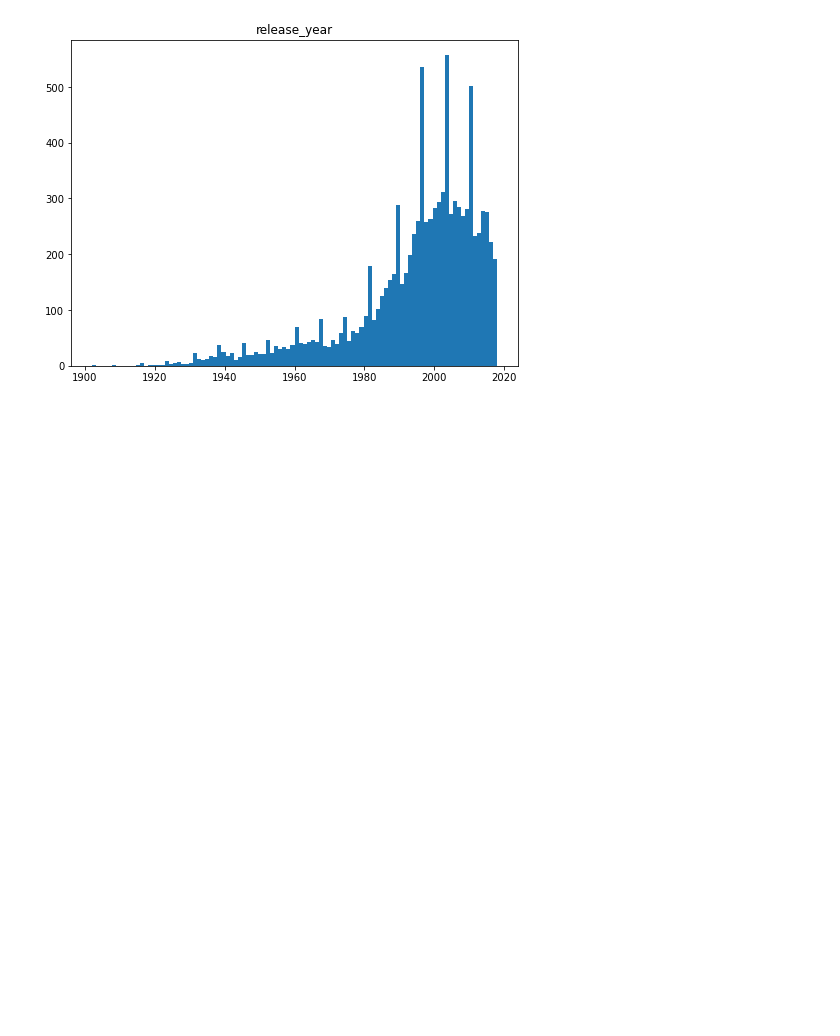
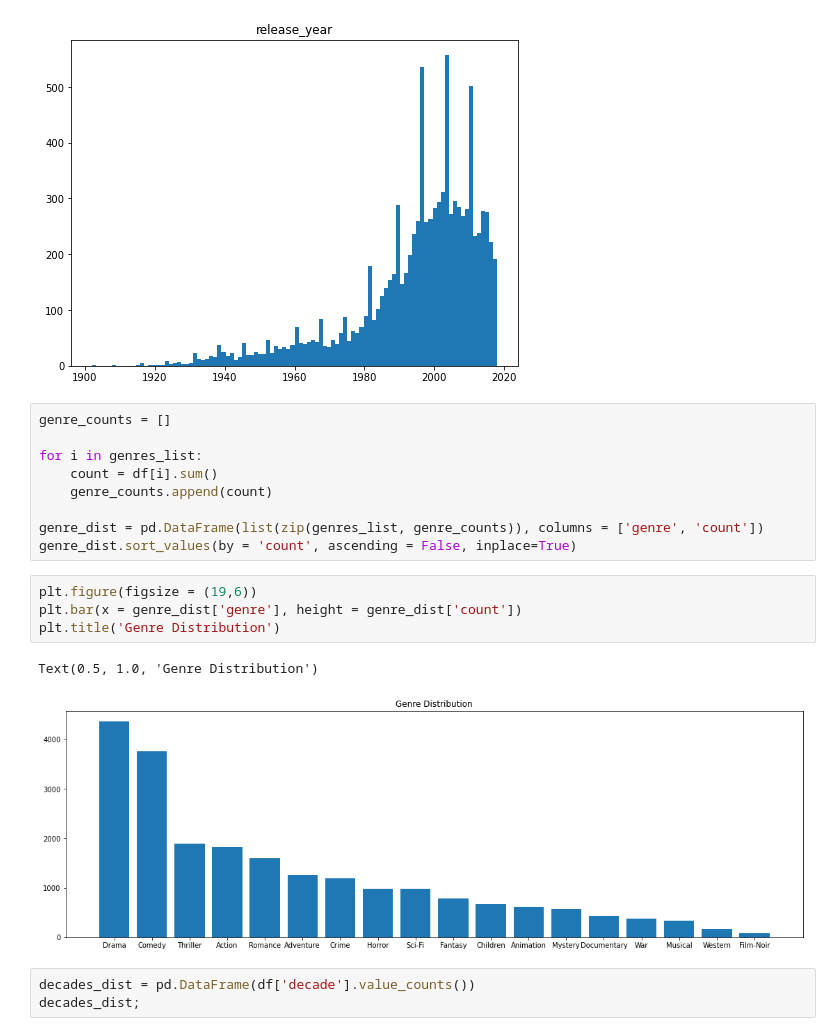
Before and after one commit to alexsimonsays/Movies-Galore, a Jupyter notebook: Movies-Galore.ipynb, the cells around one changed output. Cells and saved outputs as stored; diff of their text form; blank space fills up the shorter version.

```diff
--- a/Movies-Galore.ipynb
+++ b/Movies-Galore.ipynb
@@ -317,3 +317,22 @@ plt.hist(df['release_year'], bins=100);
 plt.title('release_year');
 # %% [output]
 [figure]
+# %%
+genre_counts = []
+
+for i in genres_list:
+    count = df[i].sum()
+    genre_counts.append(count)
+
+genre_dist = pd.DataFrame(list(zip(genres_list, genre_counts)), columns = ['genre', 'count'])
+genre_dist.sort_values(by = 'count', ascending = False, inplace=True)
+# %%
+plt.figure(figsize = (19,6))
+plt.bar(x = genre_dist['genre'], height = genre_dist['count'])
+plt.title('Genre Distribution')
+# %% [output]
+Text(0.5, 1.0, 'Genre Distribution')
+[figure, added]
+# %%
+decades_dist = pd.DataFrame(df['decade'].value_counts())
+decades_dist;
```
Also changed, not shown: parts of 7 cells of this notebook.
